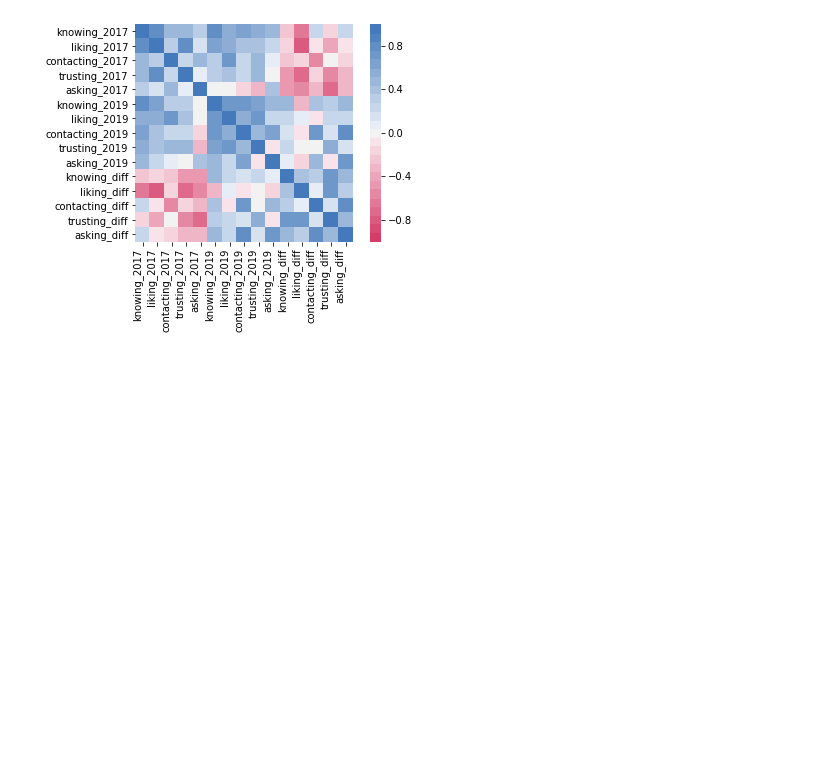
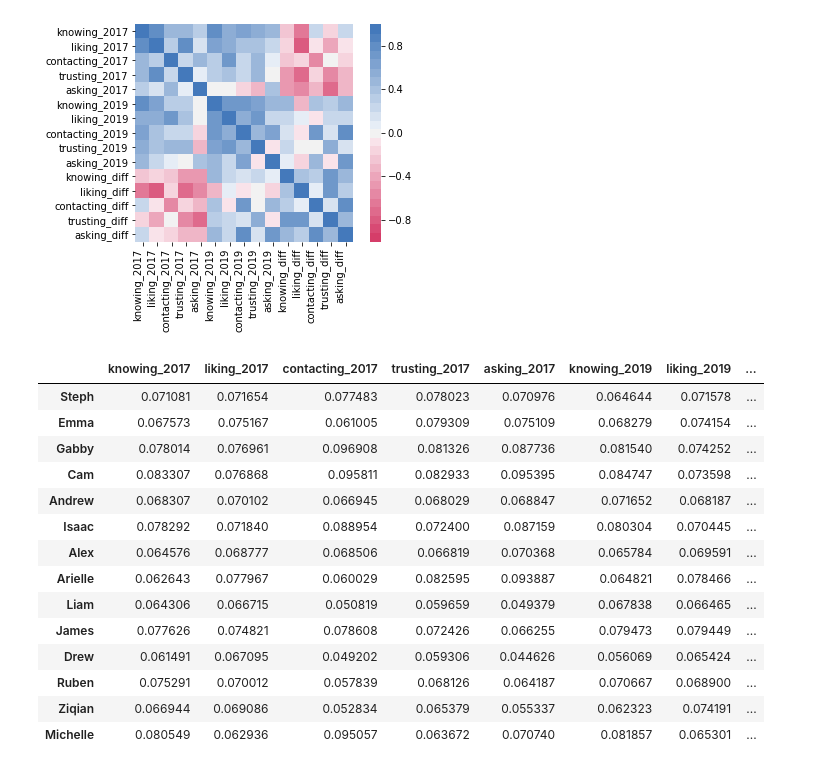
Before and after one commit to stephkananth/bubbles, a Jupyter notebook: average_outward_rankings.ipynb, the cells around one changed output. Saved outputs shown, nothing was run; the diff lists cells and outputs as text; code cells hidden in the pictures; blank space fills up the shorter version.

```diff
--- a/average_outward_rankings.ipynb
+++ b/average_outward_rankings.ipynb
@@ -104,3 +105,47 @@ ax.set_xticklabels(
 );
 # %% [output]
 [figure]
+# %%
+# Means (OUTWARD)
+pr_out_data_2017_know = powerIteration(data_2017_know)
+pr_out_data_2017_like = powerIteration(data_2017_like)
+pr_out_data_2017_contact = powerIteration(data_2017_contact)
+pr_out_data_2017_trust = powerIteration(data_2017_trust)
+pr_out_data_2017_support = powerIteration(data_2017_support)
+pr_out_data_2017_all = pd.concat([pr_out_data_2017_know, pr_out_data_2017_like, pr_out_data_2017_contact, pr_out_data_2017_trust, pr_out_data_2017_support], axis=1, join='inner')
+pr_out_data_2017_all.columns = ['knowing_2017', 'liking_2017', 'contacting_2017', 'trusting_2017', 'asking_2017']
+
+pr_out_data_2019_know = powerIteration(data_2019_know)
+pr_out_data_2019_like = powerIteration(data_2019_like)
+pr_out_data_2019_contact = powerIteration(data_2019_contact)
+pr_out_data_2019_trust = powerIteration(data_2019_trust)
+pr_out_data_2019_support = powerIteration(data_2019_support)
+pr_out_data_2019_all = pd.concat([pr_out_data_2019_know, pr_out_data_2019_like, pr_out_data_2019_contact, pr_out_data_2019_trust, pr_out_data_2019_support], axis=1, join='inner')
+pr_out_data_2019_all.columns = ['knowing_2019', 'liking_2019', 'contacting_2019', 'trusting_2019', 'asking_2019']
+
+pr_out_data_diff_know = powerIteration(data_diff_know)
+pr_out_data_diff_like = powerIteration(data_diff_like)
+pr_out_data_diff_contact = powerIteration(data_diff_contact)
+pr_out_data_diff_trust = powerIteration(data_diff_trust)
+pr_out_data_diff_support = powerIteration(data_diff_support)
+pr_out_data_diff_all = pd.concat([pr_out_data_diff_know, pr_out_data_diff_like, pr_out_data_diff_contact, pr_out_data_diff_trust, pr_out_data_diff_support], axis=1, join='inner')
+pr_out_data_diff_all.columns = ['knowing_diff', 'liking_diff', 'contacting_diff', 'trusting_diff', 'asking_diff']
+
+pr_out_data_all_all = pd.concat([pr_out_data_2017_all, pr_out_data_2019_all, pr_out_data_diff_all], axis=1, join='inner')
+pr_out_data_all_all
+# %% [output]
+|  | knowing_2017 | liking_2017 | contacting_2017 | trusting_2017 | asking_2017 | knowing_2019 | liking_2019 | ... |
+| Steph | 0.071081 | 0.071654 | 0.077483 | 0.078023 | 0.070976 | 0.064644 | 0.071578 | ... |
+| Emma | 0.067573 | 0.075167 | 0.061005 | 0.079309 | 0.075109 | 0.068279 | 0.074154 | ... |
+| Gabby | 0.078014 | 0.076961 | 0.096908 | 0.081326 | 0.087736 | 0.081540 | 0.074252 | ... |
+| Cam | 0.083307 | 0.076868 | 0.095811 | 0.082933 | 0.095395 | 0.084747 | 0.073598 | ... |
+| Andrew | 0.068307 | 0.070102 | 0.066945 | 0.068029 | 0.068847 | 0.071652 | 0.068187 | ... |
+| Isaac | 0.078292 | 0.071840 | 0.088954 | 0.072400 | 0.087159 | 0.080304 | 0.070445 | ... |
+| Alex | 0.064576 | 0.068777 | 0.068506 | 0.066819 | 0.070368 | 0.065784 | 0.069591 | ... |
+| Arielle | 0.062643 | 0.077967 | 0.060029 | 0.082595 | 0.093887 | 0.064821 | 0.078466 | ... |
+| Liam | 0.064306 | 0.066715 | 0.050819 | 0.059659 | 0.049379 | 0.067838 | 0.066465 | ... |
+| James | 0.077626 | 0.074821 | 0.078608 | 0.072426 | 0.066255 | 0.079473 | 0.079449 | ... |
+| Drew | 0.061491 | 0.067095 | 0.049202 | 0.059306 | 0.044626 | 0.056069 | 0.065424 | ... |
+| Ruben | 0.075291 | 0.070012 | 0.057839 | 0.068126 | 0.064187 | 0.070667 | 0.068900 | ... |
+| Ziqian | 0.066944 | 0.069086 | 0.052834 | 0.065379 | 0.055337 | 0.062323 | 0.074191 | ... |
+| Michelle | 0.080549 | 0.062936 | 0.095057 | 0.063672 | 0.070740 | 0.081857 | 0.065301 | ... |
```
Also changed, not shown: parts of 2 cells of this notebook, 11 other files.
